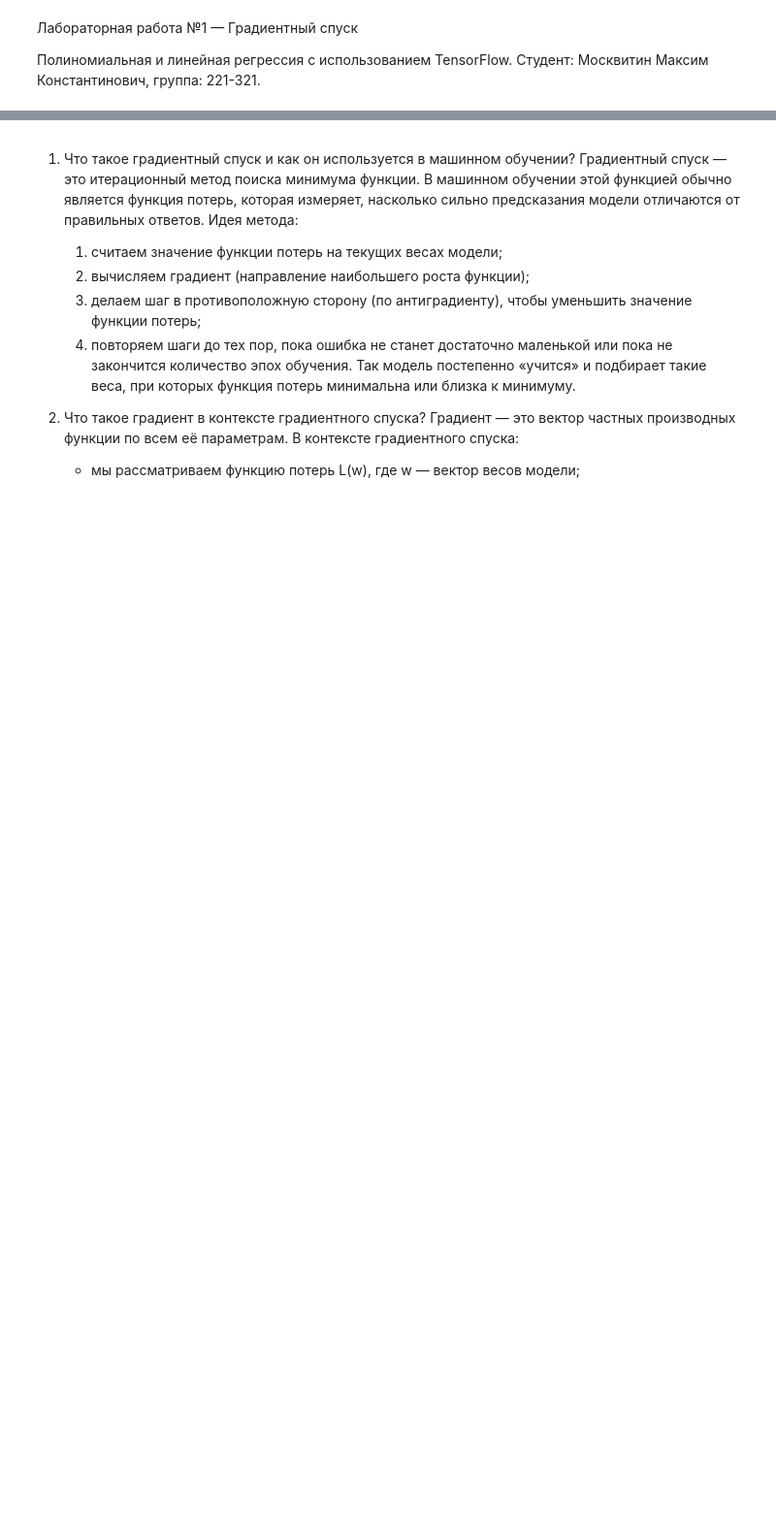
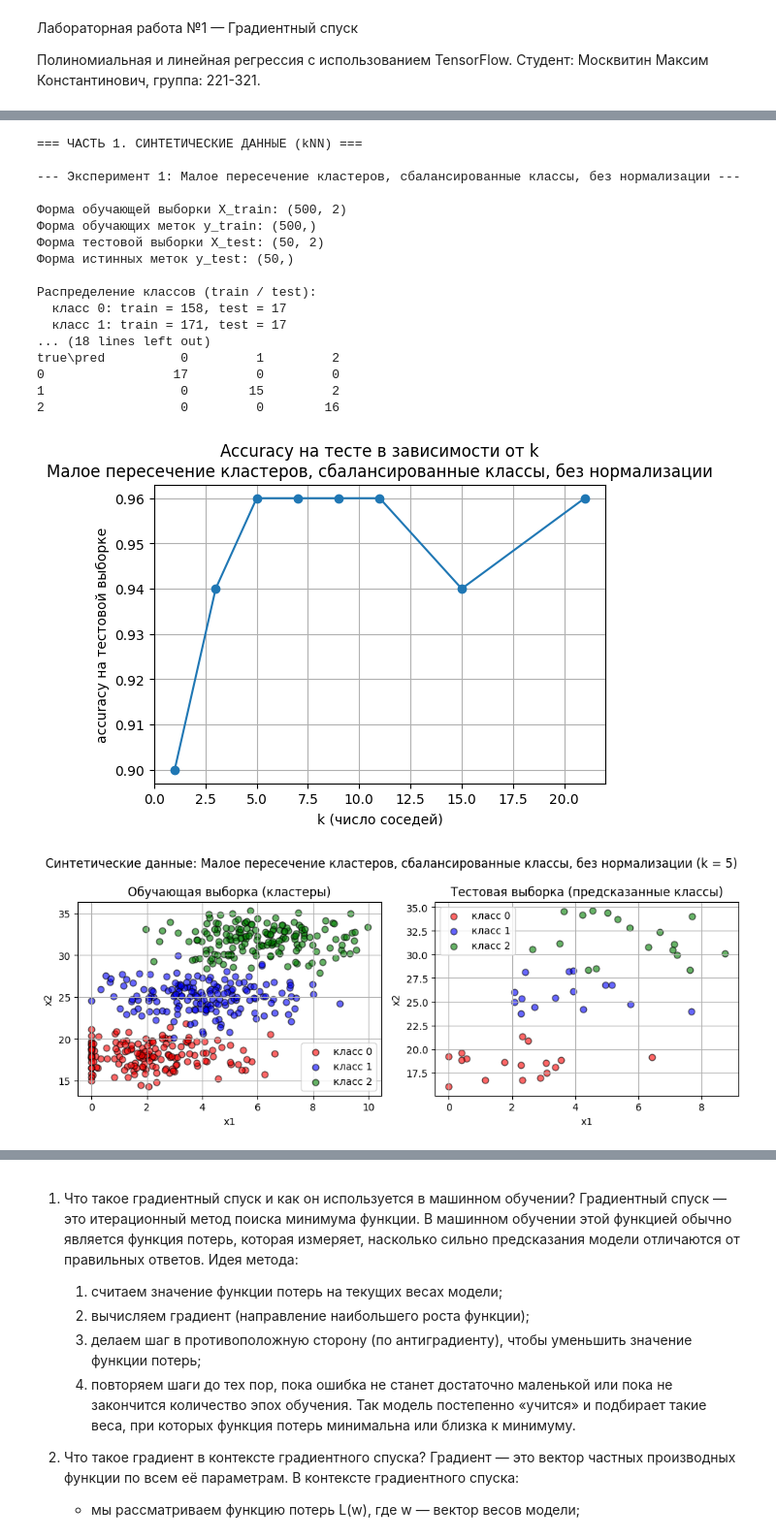
Before and after one commit to MaximMoskvitin/Decision-Making-Methods-and-Machine-Learning, a Jupyter notebook: 1lab/Gradient Descent.ipynb, the cells around one changed output, grey strips where cells are left out. Shown: that part at 97% size. Drawn from its saved outputs; the diff is of its cells as text; code cells hidden in the pictures; blank space fills up the shorter version.

```diff
--- a/1lab/Gradient Descent.ipynb
+++ b/1lab/Gradient Descent.ipynb
@@ -494,0 +460,24 @@ if __name__ == "__main__":
+# %%
+# Запуск ЧАСТИ 1 (синтетические данные)
+np.random.seed(42)  # фиксируем seed для воспроизводимости
+run_synthetic_experiments()
+# %% [output]
+=== ЧАСТЬ 1. СИНТЕТИЧЕСКИЕ ДАННЫЕ (kNN) ===
+
+--- Эксперимент 1: Малое пересечение кластеров, сбалансированные классы, без нормализации ---
+
+Форма обучающей выборки X_train: (500, 2)
+Форма обучающих меток y_train: (500,)
+Форма тестовой выборки X_test: (50, 2)
+Форма истинных меток y_test: (50,)
+
+Распределение классов (train / test):
+  класс 0: train = 158, test = 17
+  класс 1: train = 171, test = 17
+... (18 lines left out)
+true\pred          0         1         2
+0                 17         0         0
+1                  0        15         2
+2                  0         0        16
+[figure, added]
+[figure, added]
```
Also changed, not shown: parts of 10 cells of this notebook, 2 other files.
